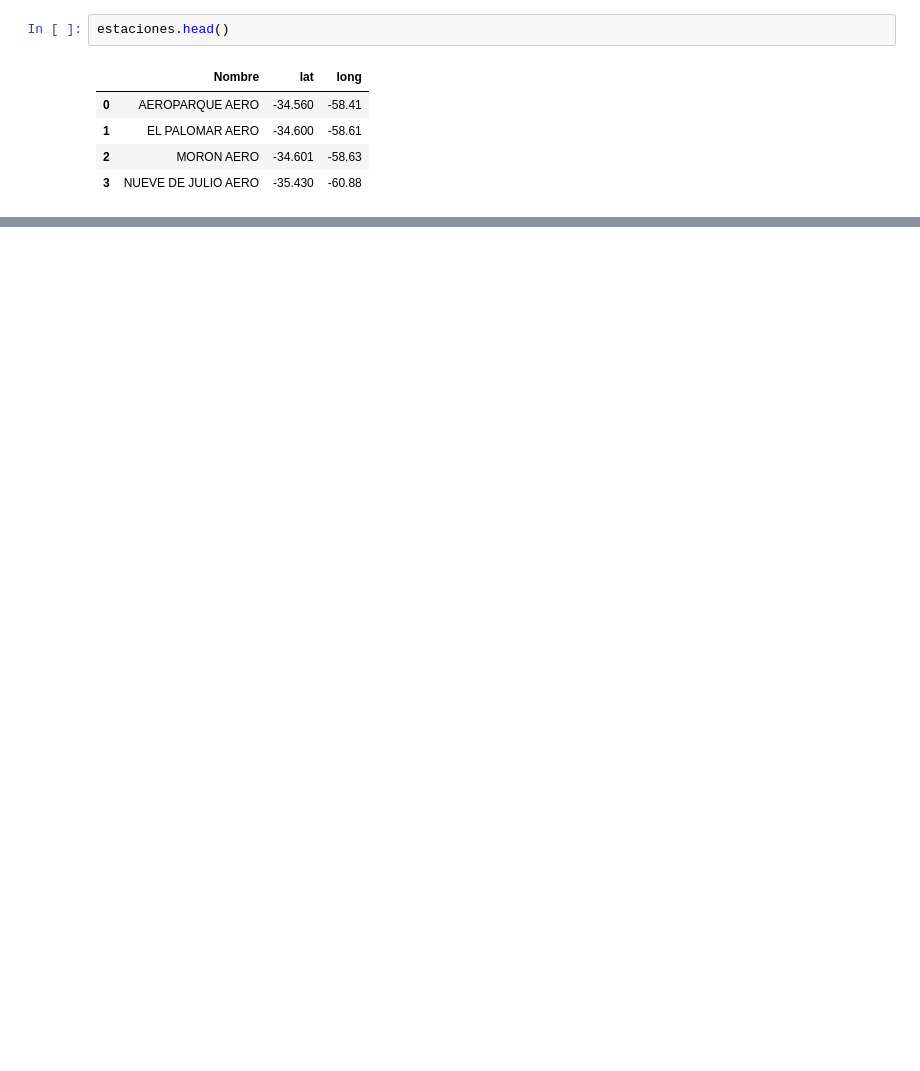
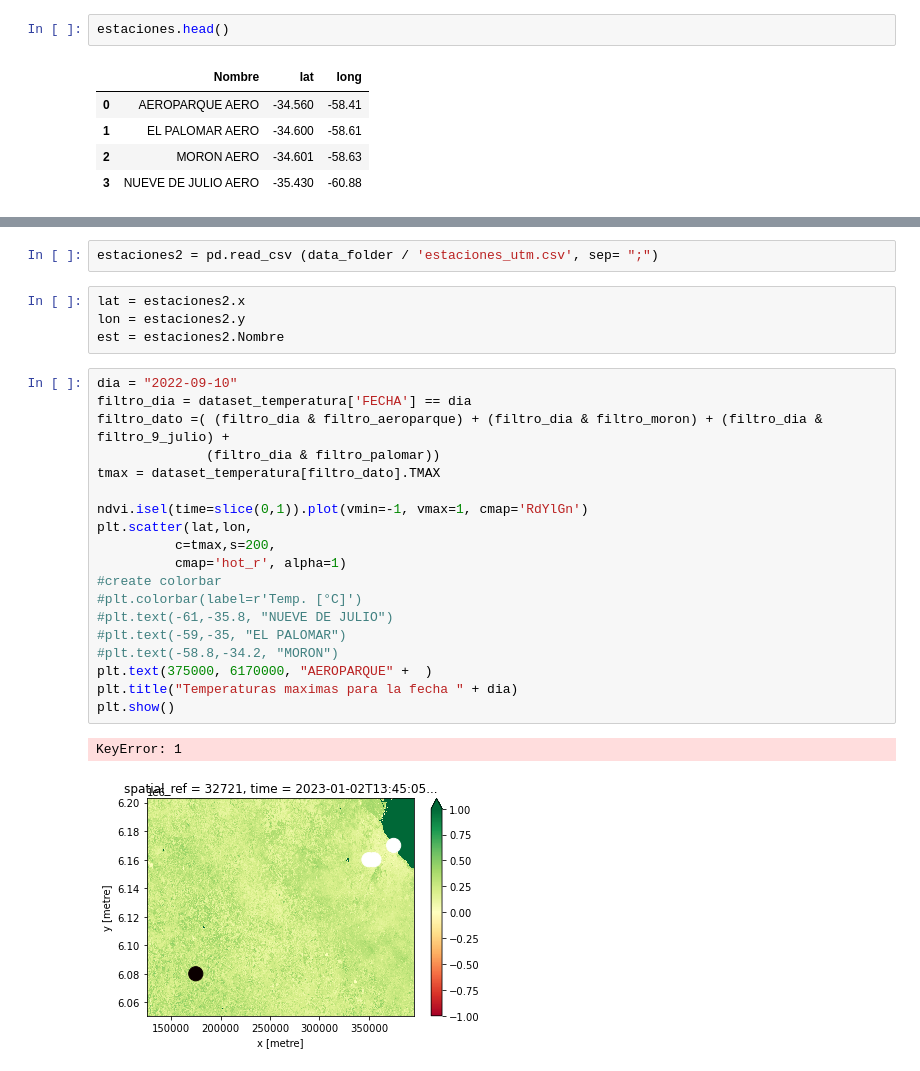
Before and after one commit to giuliano-geo/buenos_aires, a Jupyter notebook: cocoton_GIS.ipynb, the cells around one changed output, grey strips where cells are left out. Drawn from its saved outputs; the diff is of its cells as text; blank space fills up the shorter version.

```diff
--- a/cocoton_GIS.ipynb
+++ b/cocoton_GIS.ipynb
@@ -239,0 +360,28 @@ plt.show()
+# %%
+estaciones2 = pd.read_csv (data_folder / 'estaciones_utm.csv', sep= ";")
+# %%
+lat = estaciones2.x
+lon = estaciones2.y
+est = estaciones2.Nombre
+# %%
+dia = "2022-09-10"
+filtro_dia = dataset_temperatura['FECHA'] == dia
+filtro_dato =( (filtro_dia & filtro_aeroparque) + (filtro_dia & filtro_moron) + (filtro_dia & filtro_9_julio) +
+              (filtro_dia & filtro_palomar))
+tmax = dataset_temperatura[filtro_dato].TMAX
+
+ndvi.isel(time=slice(0,1)).plot(vmin=-1, vmax=1, cmap='RdYlGn')
+plt.scatter(lat,lon,
+          c=tmax,s=200,
+          cmap='hot_r', alpha=1)
+#create colorbar
+#plt.colorbar(label=r'Temp. [°C]')
+#plt.text(-61,-35.8, "NUEVE DE JULIO")
+#plt.text(-59,-35, "EL PALOMAR")
+#plt.text(-58.8,-34.2, "MORON")
+plt.text(375000, 6170000, "AEROPARQUE" +  )
+plt.title("Temperaturas maximas para la fecha " + dia)
+plt.show()
+# %% [output]
+KeyError: 1
+[figure, added]
```
Also changed, not shown: parts of 20 cells of this notebook.
